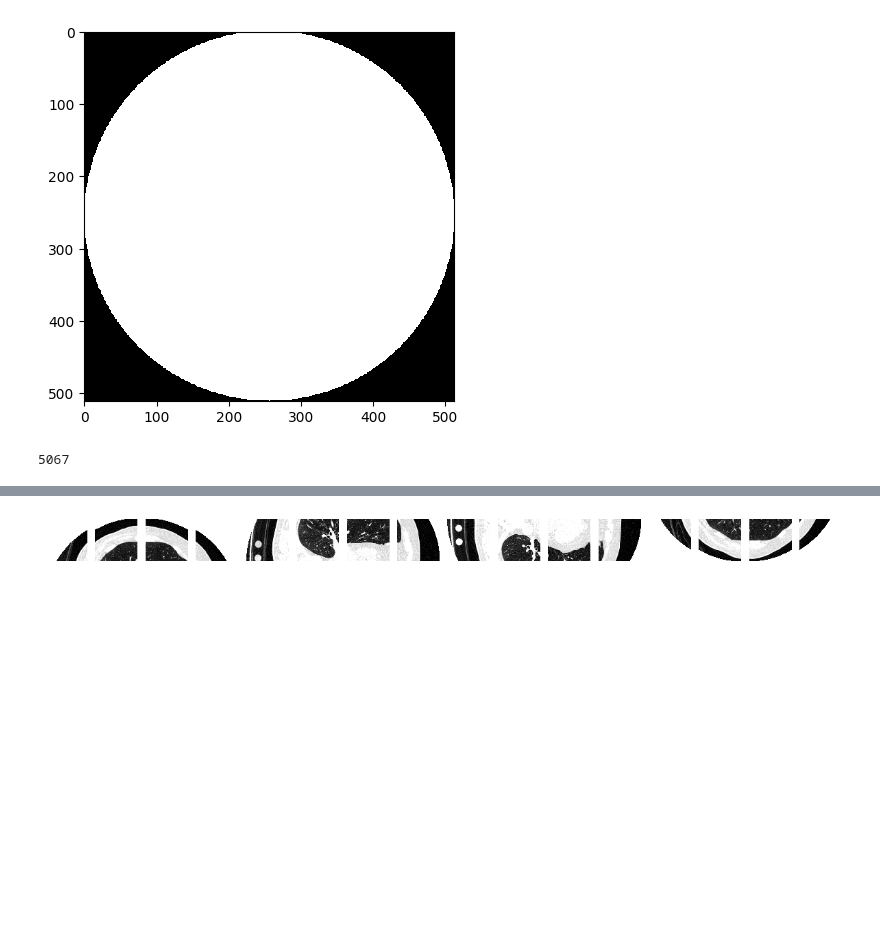
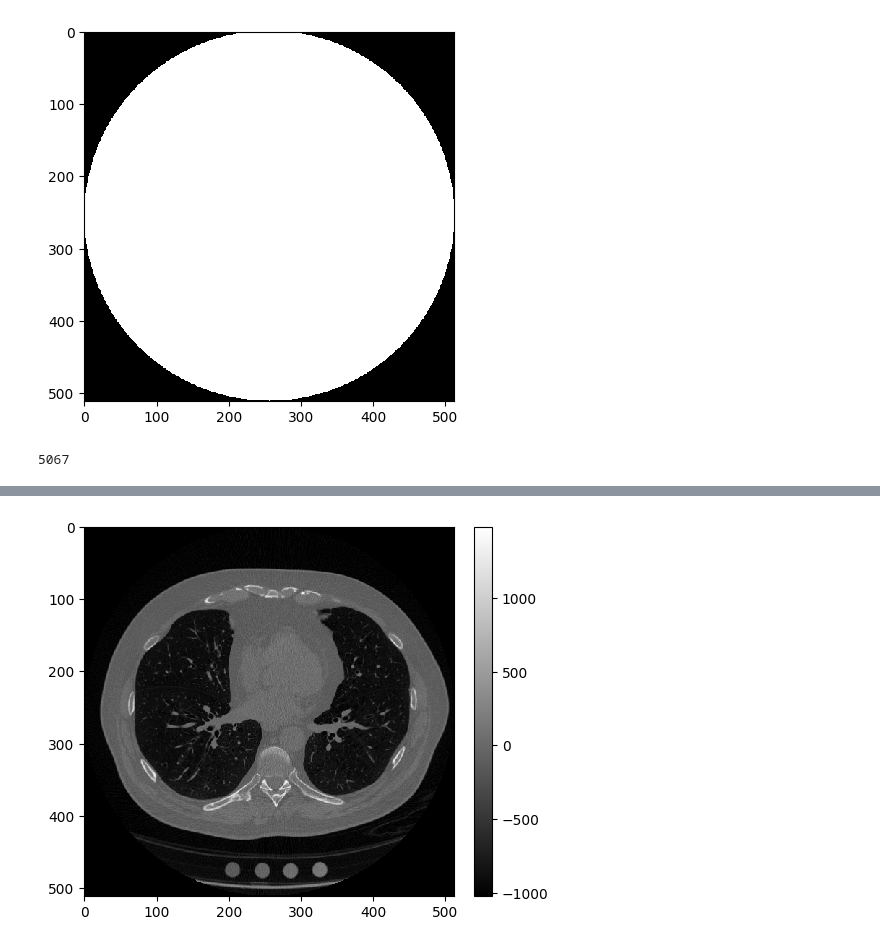
Before and after one commit to MASILab/Inhale_Exhale_CT, a Jupyter notebook: cyclegan_harmonization/patchify_trial.ipynb, the cells around one changed output, grey strips where cells are left out. Drawn from its saved outputs; the diff is of its cells as text; code cells hidden in the pictures; blank space fills up the shorter version.

```diff
--- a/cyclegan_harmonization/patchify_trial.ipynb
+++ b/cyclegan_harmonization/patchify_trial.ipynb
@@ -61,9 +62,4 @@ plt.show()
 # %%
-import numpy as np
-import matplotlib.pyplot as plt
-from skimage.util import view_as_blocks
-import nibabel as nib
-
 # Create a circular mask
 def create_circular_mask(h, w, center=None, radius=None):
 	if center is None:  # use the middle of the image
@@ -93,22 +89,12 @@ mask = create_circular_mask(*img_slice.shape)
 
 # Apply the mask to the image slice
 masked_img = img_slice * mask
+masked_img[~mask] = -3024
 
-# Extract non-overlapping patches
-patch_size = (128, 128)
-patches = view_as_blocks(np.rot90(masked_img), block_shape=patch_size)
-
-# Flatten the patches array
-patches = patches.reshape(-1, *patch_size)
-
-# Filter out patches that are completely zero (outside the circular region)
-patches = [patch for patch in patches if np.any(patch)]
-
-# Plot the patches
-fig, axes = plt.subplots(1, len(patches), figsize=(15, 15))
-for ax, patch in zip(axes, patches):
-	ax.imshow(patch, cmap='gray', vmin = -1000, vmax = 0)
-	ax.axis('off')
-plt.show()
+masked_img_clipped = np.clip(masked_img, -1024, 3072)
-# %% [output]
-[figure, removed]
+# %%
+im = plt.imshow(np.rot90(masked_img_clipped), cmap = 'gray')
+plt.colorbar(im, fraction=0.046, pad=0.04)
+plt.show()
+# %% [output]
+[figure, added]
```
Also changed, not shown: parts of 6 cells of this notebook, 2 other files.
